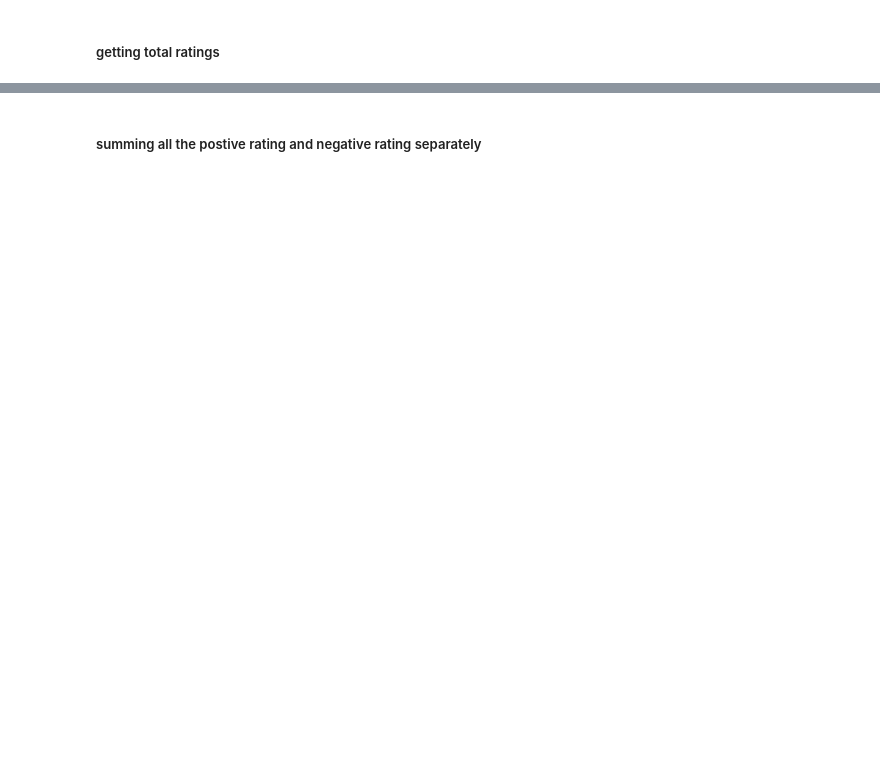
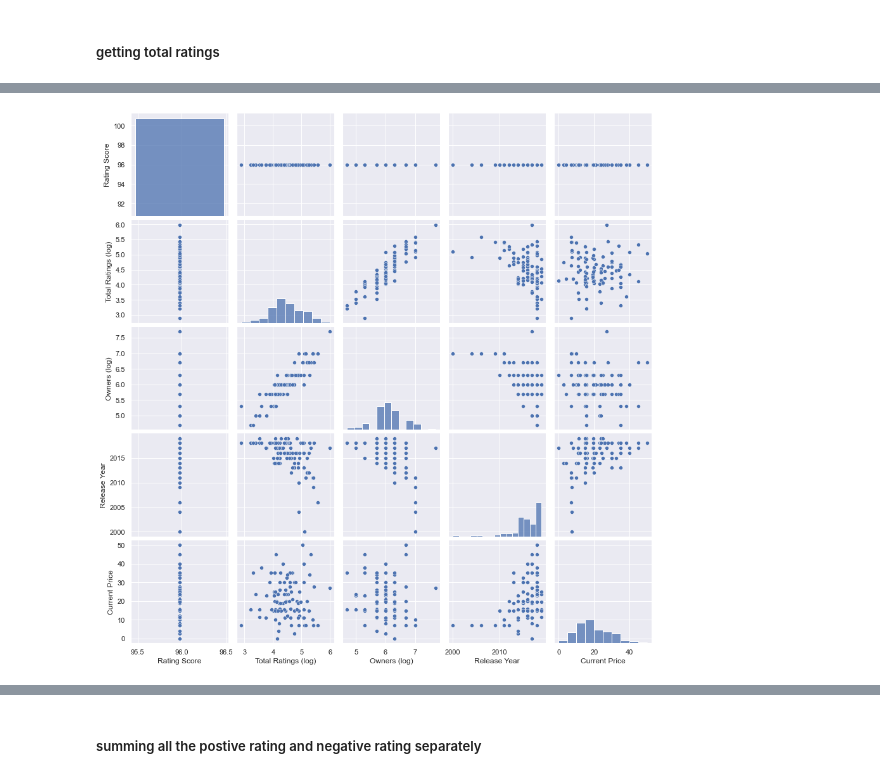
Before and after one commit to pyaepyaelily/videoGame, a Jupyter notebook: videoGame.ipynb, the cells around one changed output, grey strips where cells are left out. Saved outputs shown, nothing was run; the diff lists cells and outputs as text; code cells hidden in the pictures; blank space fills up the shorter version.

Commit message:
clean up reviews and rating

```diff
--- a/videoGame.ipynb
+++ b/videoGame.ipynb
@@ -398,0 +366,15 @@ steamUniqueTitleRating.loc[steamUniqueTitleRating['price'] > 0, 'type'] = 'Paid'
+# %%
+def calc_rating(row):
+    """Calculate rating score based on SteamDB method."""
+    import math
+
+    pos = ratingDF['positive_ratings']
+    neg = ratingDF['negative_ratings']
+
+    total_reviews = pos + neg
+    average = pos / total_reviews
+
+    # pulls score towards 50, pulls more strongly for games with few reviews
+    score = average - (average*0.5) * 2**(-np.log10(total_reviews + 1))
+
+    return score * 100
@@ -398,0 +387,2 @@ steamUniqueTitleRating.loc[steamUniqueTitleRating['price'] > 0, 'type'] = 'Paid'
+# %%
+ratingDF["rating"] = ""
@@ -399,2 +403,13 @@ steamUniqueTitleRating.loc[steamUniqueTitleRating['price'] > 0, 'type'] = 'Paid'
 # %%
-steamUniqueTitleRating.to_excel("output.xlsx")
+#keep lower bound of owners column, as integer
+ratingDF['owners'] = steamUniqueTitleRating['owners'].str.split('-').apply(lambda x: x[0]).astype(int)
+
+# calculate rating, as well as simple ratio for comparison
+ratingDF['total_ratings'] = ratingDF['positive_ratings'] + steamUniqueTitleRating['negative_ratings']
+ratingDF['rating_ratio'] = ratingDF['positive_ratings'] / steamUniqueTitleRating['total_ratings']
+ratingDF['rating'] = ratingDF.apply(calc_rating, axis=1)
+#ratingDF['rating'] = ratingDF.apply(calc_rating)
+
+# convert release_date to datetime type and create separate column for release_year
+ratingDF['release_date'] = ratingDF['release_date'].astype('datetime64[ns]')
+ratingDF['release_year'] = ratingDF['release_date'].apply(lambda x: x.year)
@@ -400,0 +450,16 @@ steamUniqueTitleRating.to_excel("output.xlsx")
+# %%
+# ensure no 0s in columns we're applying log to
+ratingDF = ratingDF[(ratingDF['owners'] > 0) & (ratingDF['total_ratings'] > 0)].copy()
+
+eda_df = pd.DataFrame(zip(ratingDF['rating'],
+                          np.log10(ratingDF['total_ratings']),
+                          np.log10(ratingDF['owners']),
+                          ratingDF['release_year'],
+                          ratingDF.price
+                         ),
+                      columns=['Rating Score', 'Total Ratings (log)', 'Owners (log)', 'Release Year', 'Current Price'])
+
+sb.pairplot(eda_df)
+plt.show()
+# %% [output]
+[figure, added]
```
Also changed, not shown: parts of 49 cells of this notebook.
